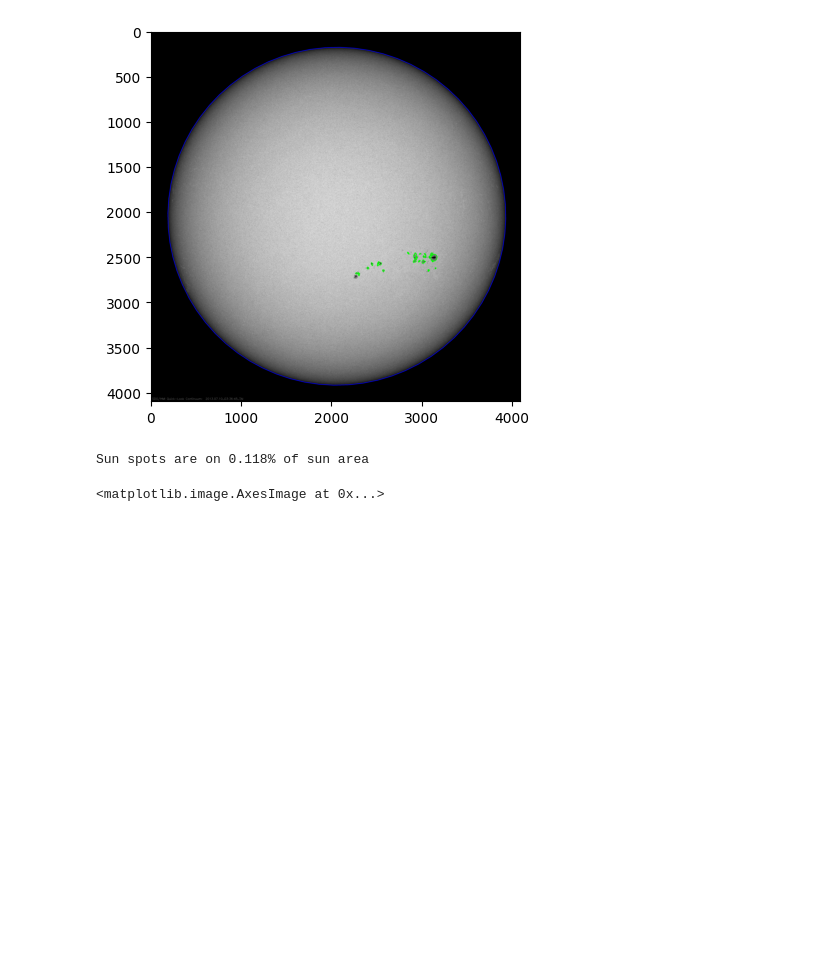
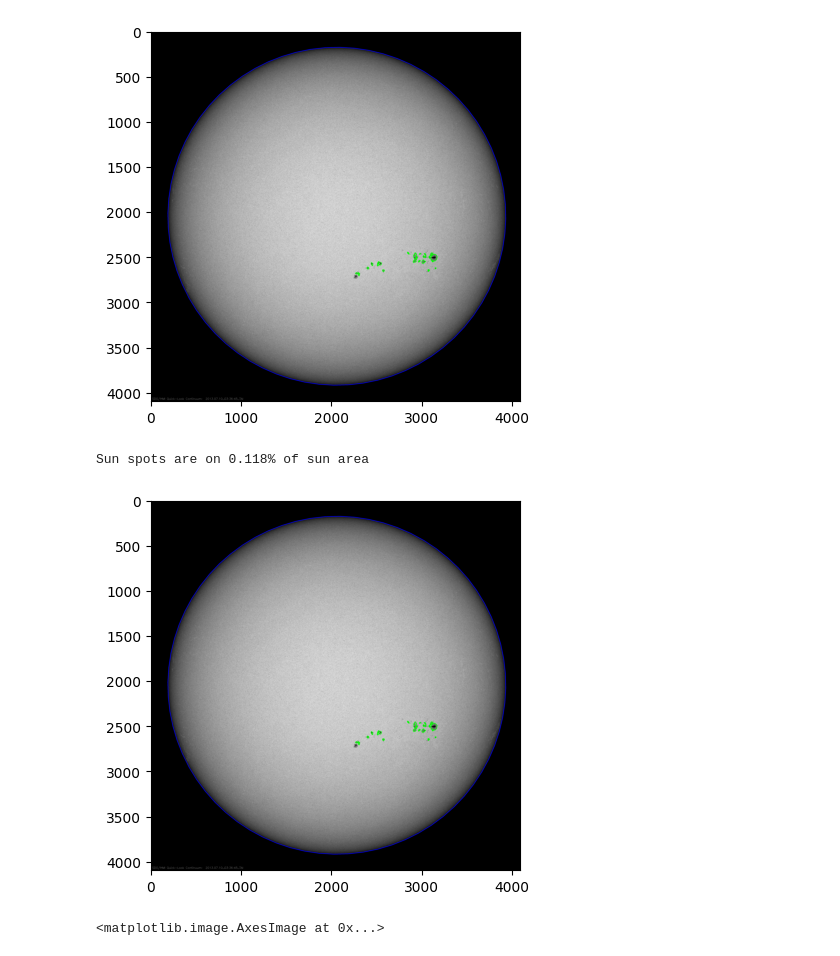
Before and after one commit to RadekJedrzejczyk/SunPhotoAnaliser, a Jupyter notebook: proof_of_concept.ipynb, the cells around one changed output. Cells and saved outputs as stored; diff of their text form; code cells hidden in the pictures; blank space fills up the shorter version.

```diff
--- a/proof_of_concept.ipynb
+++ b/proof_of_concept.ipynb
@@ -112,24 +112,37 @@ if sun_ellipse:
     filtered_contours = [cnt for cnt in inner_contours if (cv2.contourArea(cnt) > min_area and cv2.contourArea(cnt) < max_area)]
     filtered_contours.pop(0)
 
-    image_contours = image_elipse.copy()
-    cv2.drawContours(image_contours, filtered_contours, -1, (0, 255, 0), contour_size)
+    image_contours1 = image_elipse.copy()
+    cv2.drawContours(image_contours1, filtered_contours, -1, (0, 255, 0), contour_size)
 
     # Wyświetlenie obrazu
-    plt.imshow(cv2.cvtColor(image_contours, cv2.COLOR_BGR2RGB))
+    plt.imshow(cv2.cvtColor(image_contours1, cv2.COLOR_BGR2RGB))
     plt.show()
 # %% [output]
 [figure]
 # %%
 if filtered_contours:
     spots_area=0
     for contour in filtered_contours:
         spots_area+=cv2.contourArea(contour)
     print(f'Sun spots are on {spots_area/sun_area*100:.3f}% of sun area')
     if spots_area/sun_area*100<MIN_OVERALL_SUNSPOT_AREA:
         print("Example would be rejected")
+
+    """Data preparation """
+    image_contours2 = image_elipse.copy()
+    approx_list=[]
+    for i, cnt in enumerate(filtered_contours):
+        epsilon = 0.01 * cv2.arcLength(cnt, True)  # precision
+        approx = cv2.approxPolyDP(cnt, epsilon, True) #shape approximation
+        cv2.drawContours(image_contours2, [approx], -1, (0, 255, 0), contour_size)
+        approx_list.append(approx)
+
+    plt.imshow(cv2.cvtColor(image_contours2, cv2.COLOR_BGR2RGB))
+    plt.show()
 # %% [output]
 Sun spots are on 0.118% of sun area
+[figure, added]
 # %%
 # Wysokość obrazu, żeby dodać tekst poniżej
 height, width = image_contours.shape[:2]
```
Also changed, not shown: parts of 2 cells of this notebook, 3 other files.
